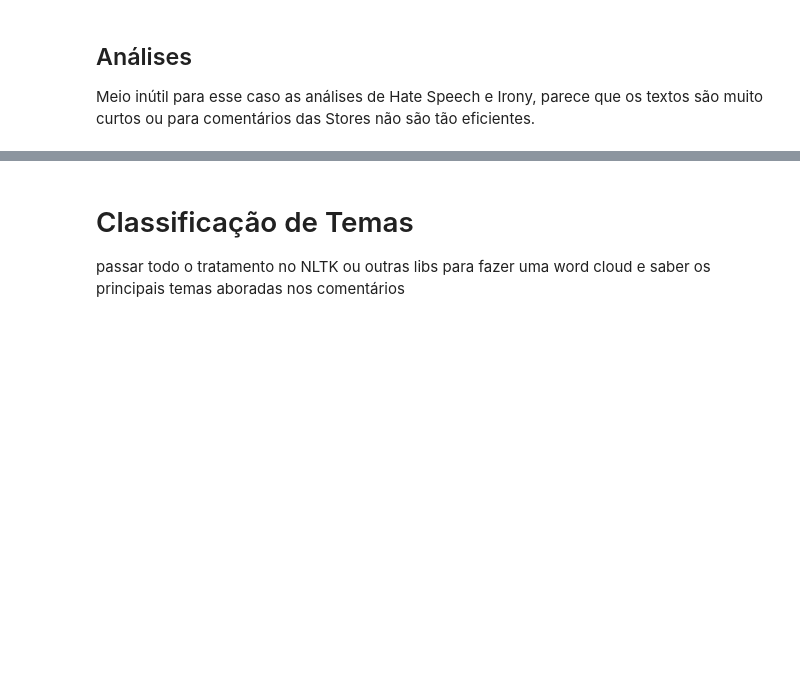
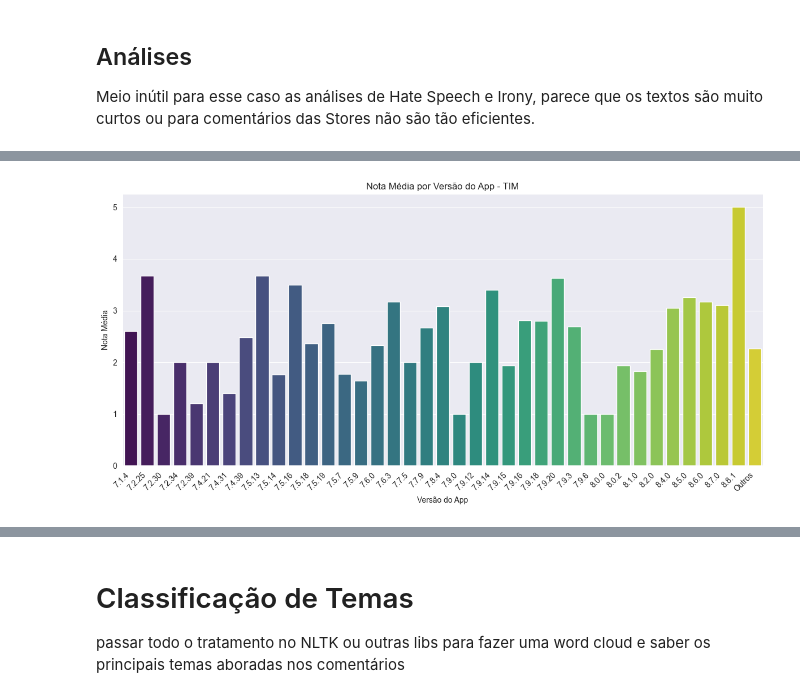
Before and after one commit to PedroReste/analises_e_insights, a Jupyter notebook: sentimentos_e_temas_de_comentarios_de_apps/notebook.ipynb, the cells around one changed output, grey strips where cells are left out. Cells and saved outputs as stored; diff of their text form; code cells hidden in the pictures; blank space fills up the shorter version.

```diff
--- a/sentimentos_e_temas_de_comentarios_de_apps/notebook.ipynb
+++ b/sentimentos_e_temas_de_comentarios_de_apps/notebook.ipynb
@@ -182,0 +278,27 @@ df_vivo = pd.read_csv("df_vivo2.csv")
+# %%
+def agrupa_versao(v):
+    if pd.isnull(v):
+        return 'Outros'
+    try:
+        return v if parse(str(v)) >= parse('7.0') else 'Outros'
+    except:
+        return 'Outros'
+
+resultado = df[df['app'] == 'TIM'].copy()
+resultado['app_version'] = resultado['app_version'].fillna('0')
+resultado['app_version_agrupada'] = resultado['app_version'].apply(agrupa_versao)
+
+media_por_versao = resultado.groupby('app_version_agrupada')['score'].mean().reset_index()
+
+# 4. Gráfico de barras da nota média por versão
+plt.figure(figsize=(12,6))
+sns.barplot(data=media_por_versao, x='app_version_agrupada', y='score', palette='viridis')
+
+plt.xticks(rotation=45, ha='right')  # gira as labels para melhor visualização
+plt.xlabel('Versão do App')
+plt.ylabel('Nota Média')
+plt.title('Nota Média por Versão do App - TIM')
+plt.tight_layout()
+plt.show()
+# %% [output]
+[figure, added]
```
Also changed, not shown: parts of 37 cells of this notebook.
